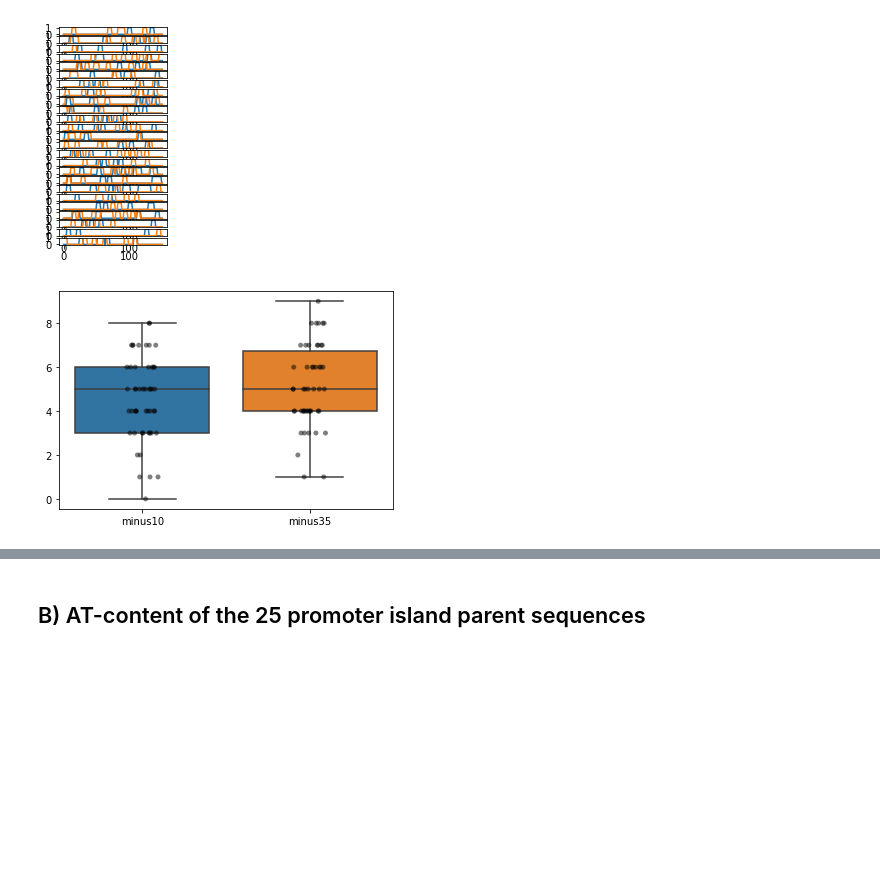
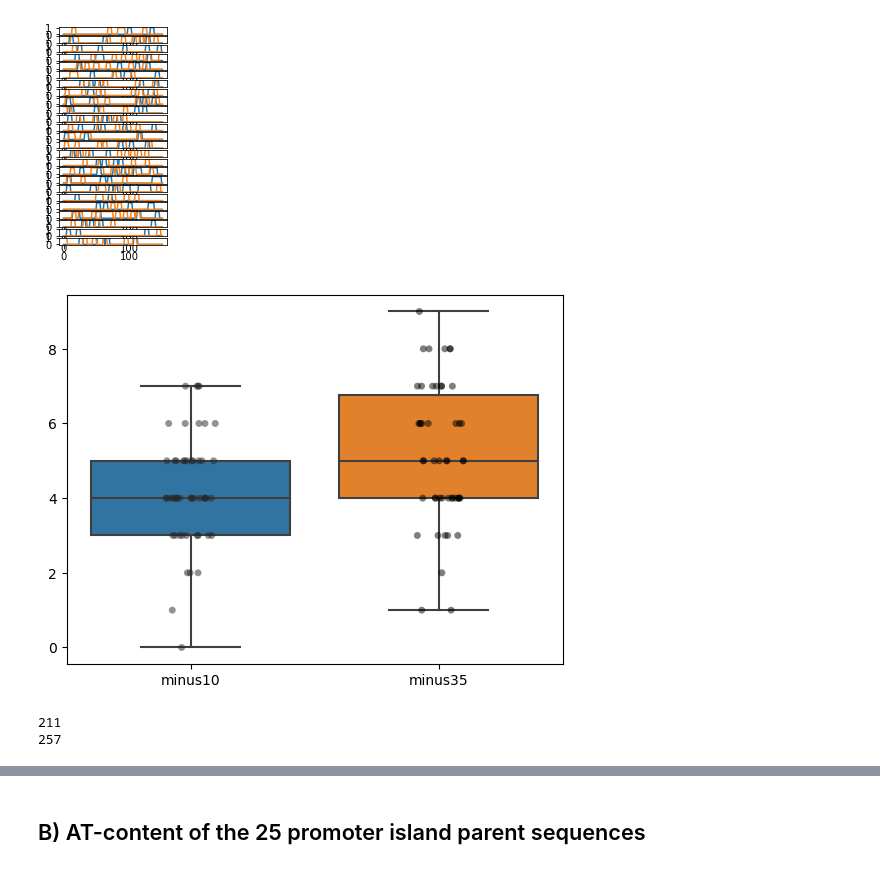
Before and after one commit to tfuqua95/promoter_islands, a Jupyter notebook: Manuscript_v01.ipynb, the cells around one changed output, grey strips where cells are left out. Cells and saved outputs as stored; diff of their text form; code cells hidden in the pictures; blank space fills up the shorter version.

```diff
--- a/Manuscript_v01.ipynb
+++ b/Manuscript_v01.ipynb
@@ -1576,7 +1544,8 @@ output_df
 | 4879 | bottom | 30 | GFP | minus35 | 6 | 1.144213e-02 | [31, 37] | 2511 | 51 | ... |
 312 rows × 16 columns
 # %%
-output_df.to_csv('Data_S4.csv')
+#output_df.to_csv('Data_S4.csv')
+output_df = pd.read_csv("Data_S4.csv")
 # %% [markdown]
 ## A) Change in fluorescence when creating vs destroying -10 and -35 boxes on the same strand
 # %%
@@ -2717,32 +2686,46 @@ for TF in list_of_TFs:
         # Append top strand counts to the peak_count list
         peaks_list.append(peak_count)
 
         # Get the plots for the numbre of motifs on the bottom strand
-        arr = count_motifs('bottom', motif, 6, parent_seq_id)
+        arr = count_motifs('bottom', TF, 6, parent_seq_id)
 
         # Count the number of peaks
         peak_count = 0
         in_peak = False  # Flag to track if we are inside a peak
 
         for value in arr:
             if value == 1 and not in_peak:
                 in_peak = True
                 peak_count += 1
             elif value == 0 and in_peak:
                 in_peak = False
 
         # Append bottom strand counts to the peak_count list
         peaks_list.append(peak_count)
 
     # Add these values to the four_boxplots_dict{}
     boxplots_dict[TF] = peaks_list
 
 # Convert the dictionary to a DataFrame for better compatibility with Seaborn
 boxplot_df = pd.DataFrame(boxplots_dict)
 
 # Plot
 sns.boxplot(data=boxplot_df)
 sns.stripplot(data=boxplot_df, color='black', alpha=0.5, jitter=True)
 plt.savefig('FigS1_B.pdf')
 # %% [output]
-[figure, old version]
+[figure, new version]
+# %%
+# How many total minus 10s in the dataset?
+
+total_10_count = boxplot_df['minus10'].to_list()
+total_10_count = np.sum(total_10_count)
+
+total_35_count = boxplot_df['minus35'].to_list()
+total_35_count = np.sum(total_35_count)
+
+print(total_10_count)
+print(total_35_count)
+# %% [output]
+211
+257
```
Also changed, not shown: parts of 6 cells of this notebook, 6 other files.
